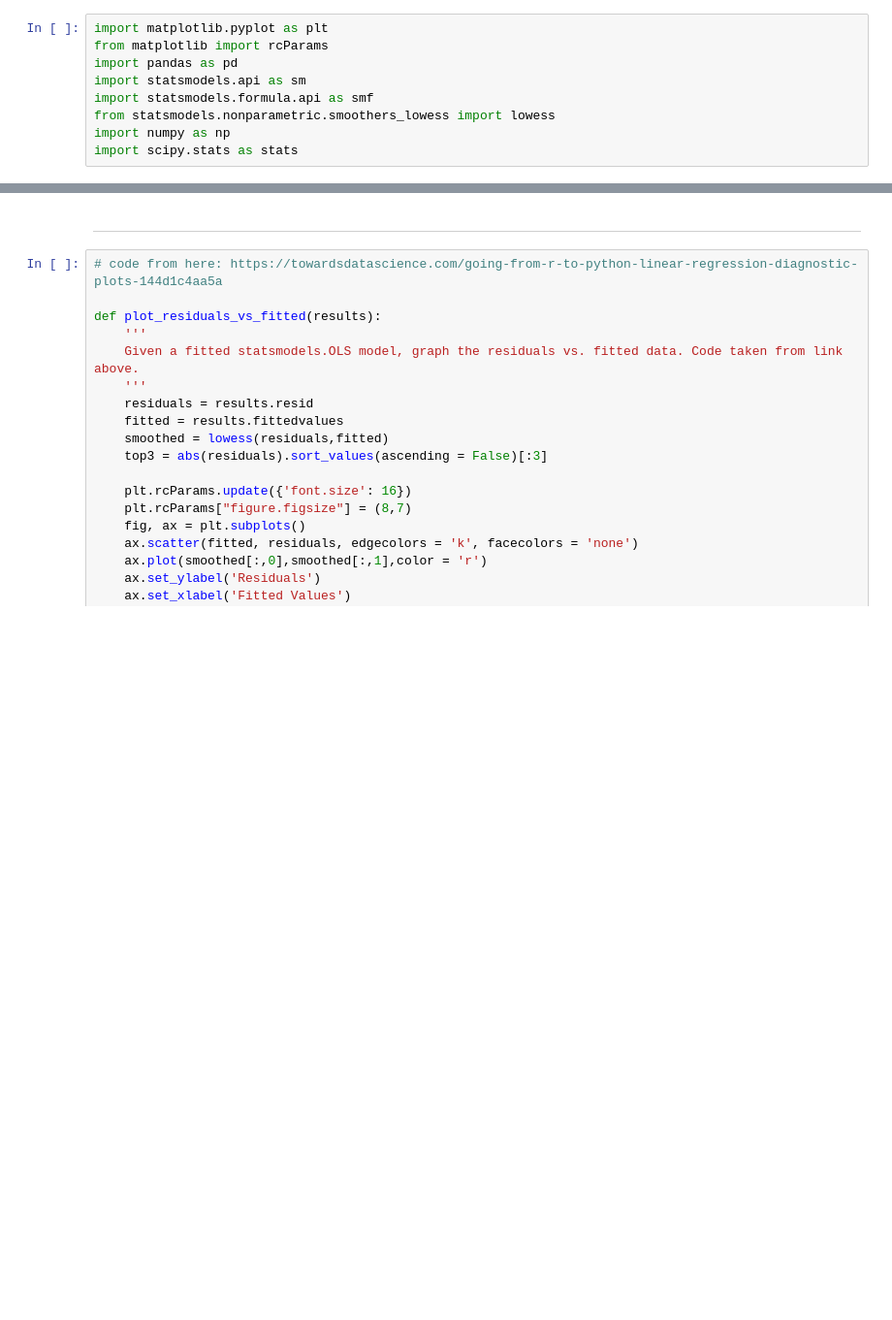
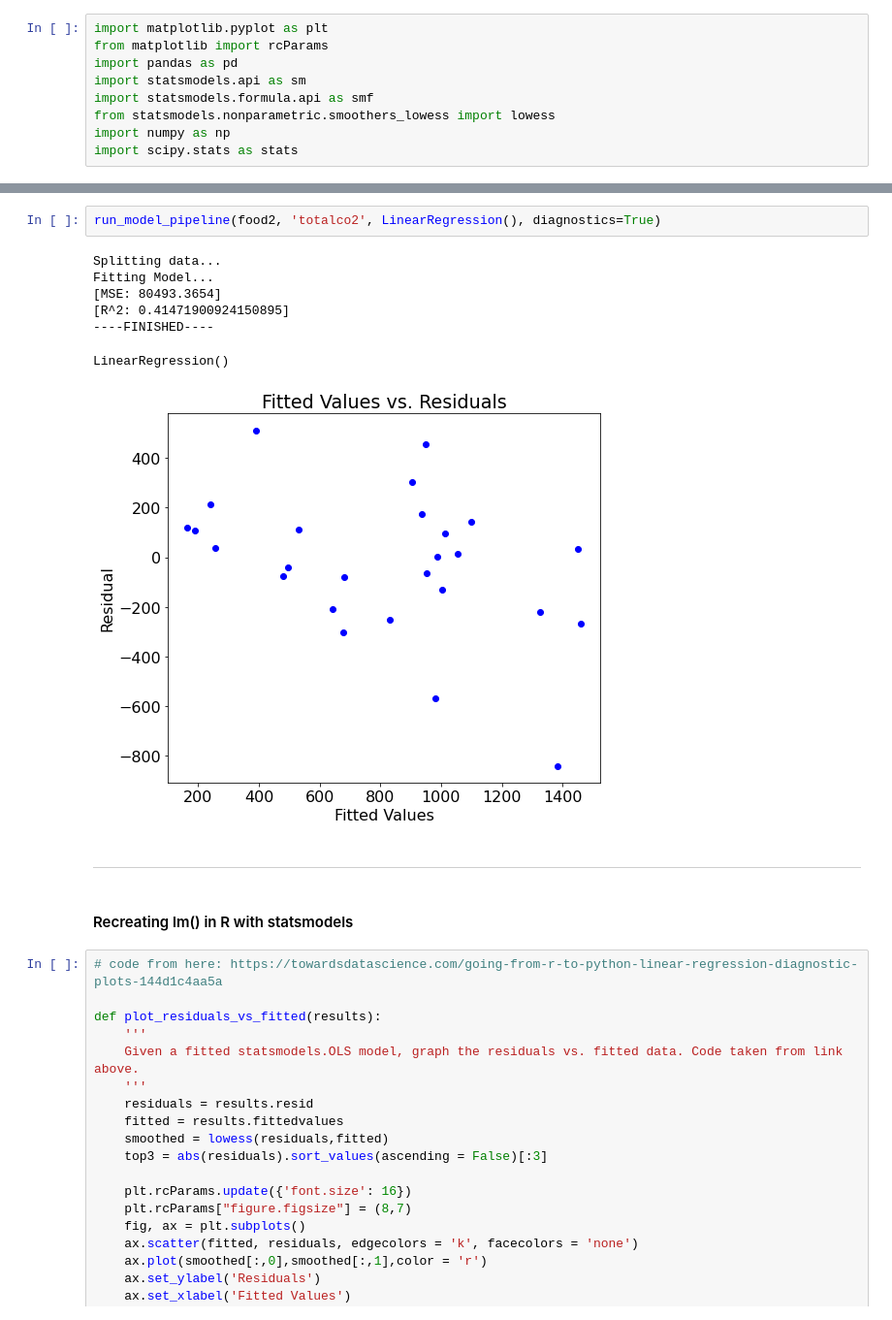
Before and after one commit to vincent-lao/carbon-footprint, a Jupyter notebook: code/model/general-model-pipeline-vl.ipynb, the cells around one changed output, grey strips where cells are left out. Shown at 97% size. Drawn from its saved outputs; the diff is of its cells as text; blank space fills up the shorter version.

```diff
--- a/code/model/general-model-pipeline-vl.ipynb
+++ b/code/model/general-model-pipeline-vl.ipynb
@@ -93,5 +160,17 @@ def summarize_diagnostics(preds, y_test):
+# %%
+run_model_pipeline(food2, 'totalco2', LinearRegression(), diagnostics=True)
+# %% [output]
+Splitting data...
+Fitting Model...
+[MSE: 80493.3654]
+[R^2: 0.41471900924150895]
+----FINISHED----
+LinearRegression()
+[figure, added]
 # %% [markdown]
 ---
+# %% [markdown]
+#### Recreating lm() in R with statsmodels
 # %%
 # code from here: https://towardsdatascience.com/going-from-r-to-python-linear-regression-diagnostic-plots-144d1c4aa5a
 
```
Also changed, not shown: parts of 16 cells of this notebook, 1 other file.
